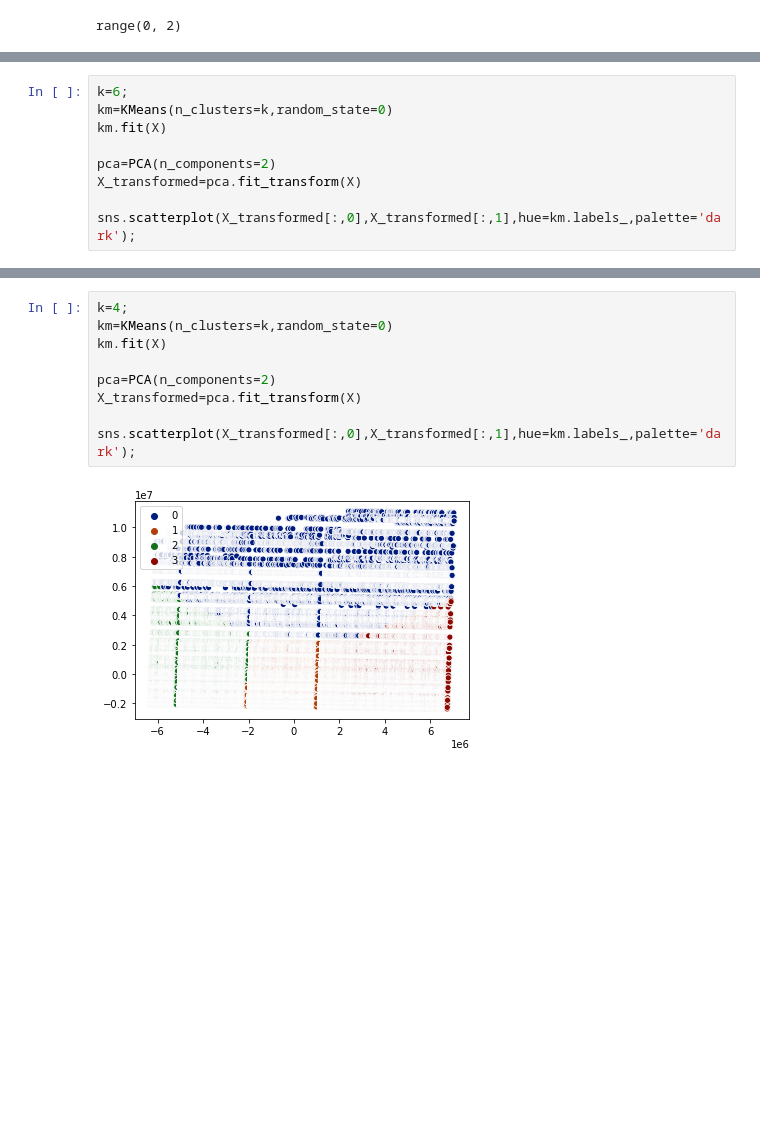
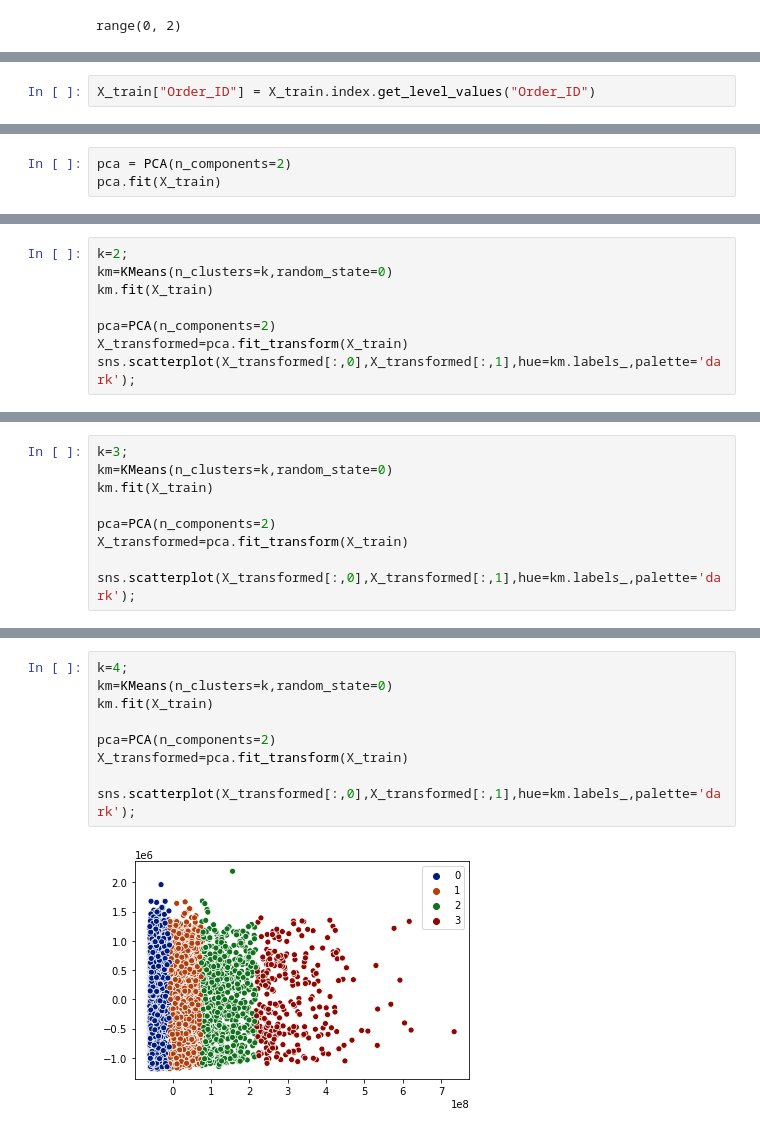
Before and after one commit to Properati-Analysis/-TP3, a Jupyter notebook: TP3.ipynb, the cells around one changed output, grey strips where cells are left out. Drawn from its saved outputs; the diff is of its cells as text; blank space fills up the shorter version.

Commit message:
Added viz, KMeans, Implicit

```diff
--- a/TP3.ipynb
+++ b/TP3.ipynb
@@ -410,0 +538,2 @@ Text(0, 0.5, 'Inertia')
+# %%
+X_train["Order_ID"] = X_train.index.get_level_values("Order_ID")
@@ -410,0 +580,3 @@ Text(0, 0.5, 'Inertia')
+# %%
+pca = PCA(n_components=2)
+pca.fit(X_train)
@@ -411,10 +674,9 @@ Text(0, 0.5, 'Inertia')
 # %%
-k=6;
+k=2;
 km=KMeans(n_clusters=k,random_state=0)
-km.fit(X)
+km.fit(X_train)
 
 pca=PCA(n_components=2)
-X_transformed=pca.fit_transform(X)
-
+X_transformed=pca.fit_transform(X_train)
 sns.scatterplot(X_transformed[:,0],X_transformed[:,1],hue=km.labels_,palette='dark');
 # %% [output]
@@ -421,0 +684,9 @@ sns.scatterplot(X_transformed[:,0],X_transformed[:,1],hue=km.labels_,palette='da
+# %%
+k=3;
+km=KMeans(n_clusters=k,random_state=0)
+km.fit(X_train)
+
+pca=PCA(n_components=2)
+X_transformed=pca.fit_transform(X_train)
+
+sns.scatterplot(X_transformed[:,0],X_transformed[:,1],hue=km.labels_,palette='dark');
@@ -422,11 +695,11 @@ sns.scatterplot(X_transformed[:,0],X_transformed[:,1],hue=km.labels_,palette='da
 # %%
 k=4;
 km=KMeans(n_clusters=k,random_state=0)
-km.fit(X)
+km.fit(X_train)
 
 pca=PCA(n_components=2)
-X_transformed=pca.fit_transform(X)
+X_transformed=pca.fit_transform(X_train)
 
 sns.scatterplot(X_transformed[:,0],X_transformed[:,1],hue=km.labels_,palette='dark');
 # %% [output]
-[figure, old version]
+[figure, new version]
```
Also changed, not shown: parts of 100 cells of this notebook.
